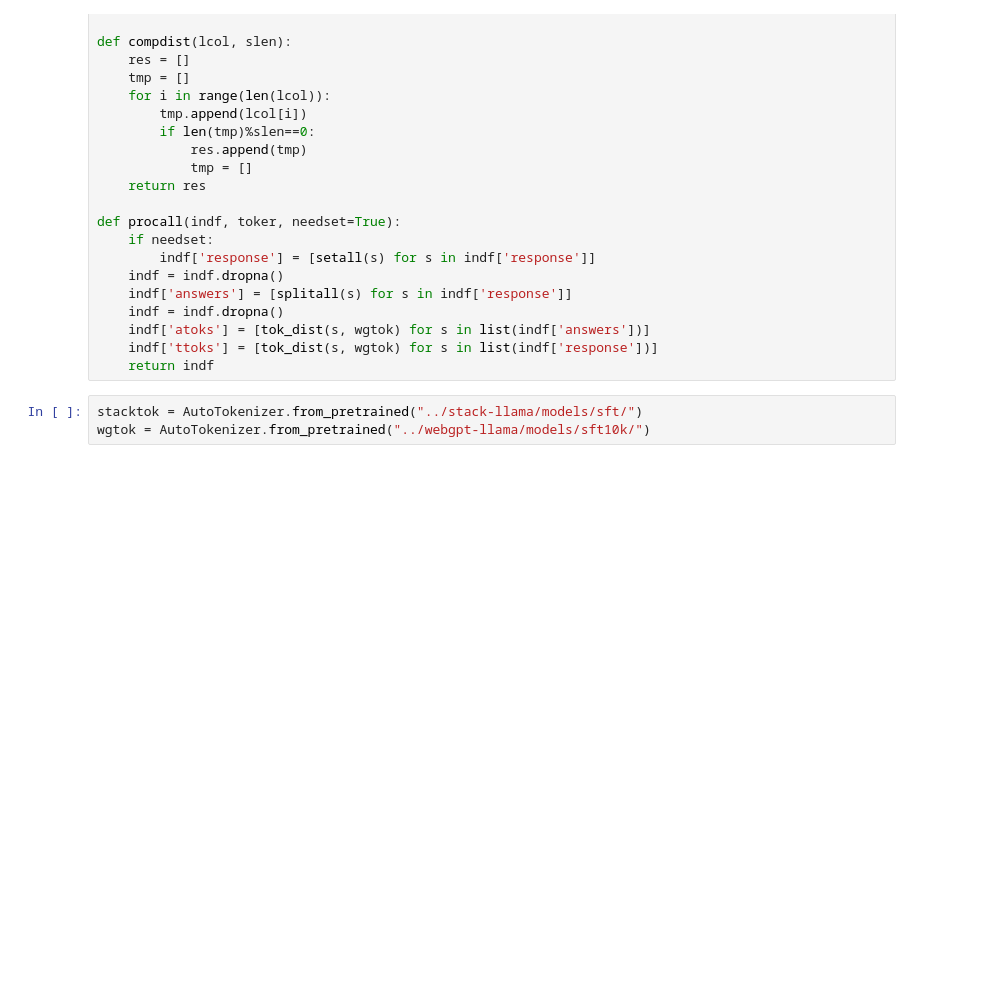
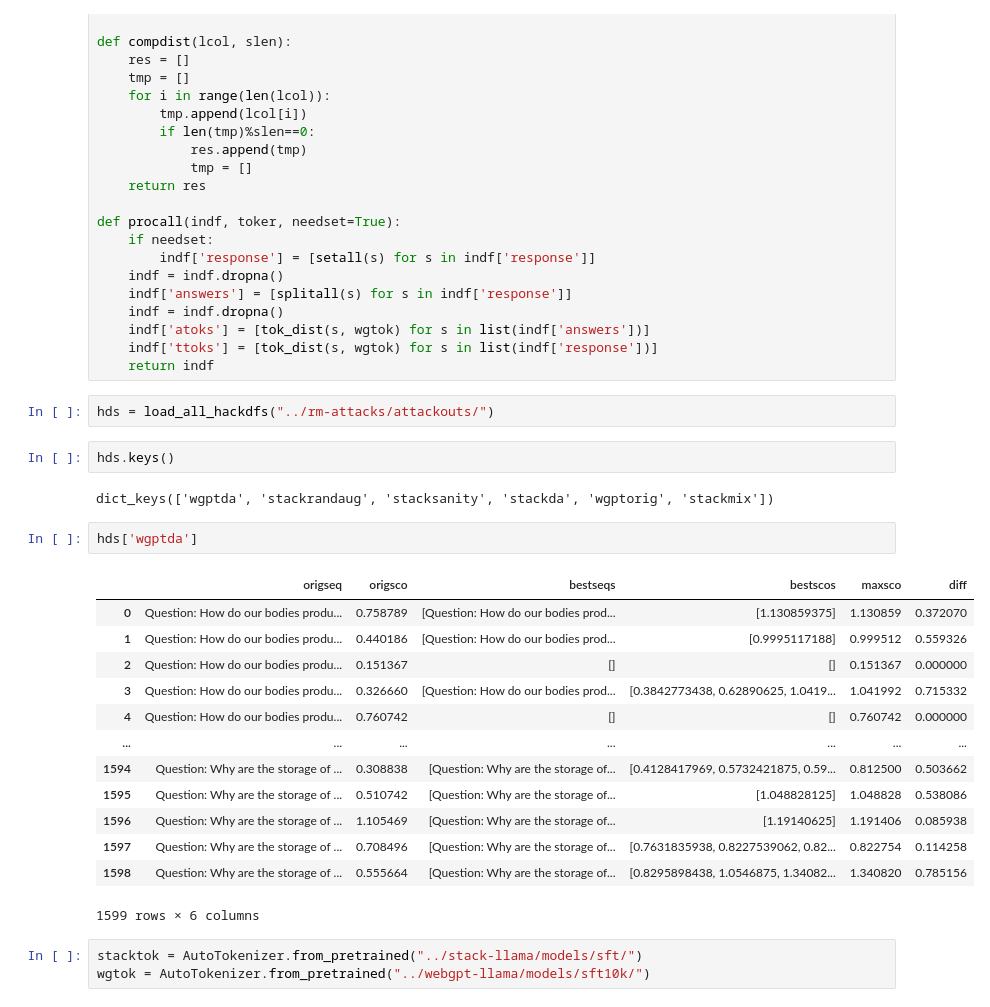
Before and after one commit to PrasannS/rlhf-length-biases, a Jupyter notebook: eval/measure_intrinsic.ipynb, the cells around one changed output. Saved outputs shown, nothing was run; the diff lists cells and outputs as text; blank space fills up the shorter version.

```diff
--- a/eval/measure_intrinsic.ipynb
+++ b/eval/measure_intrinsic.ipynb
@@ -63,6 +59,28 @@ def procall(indf, toker, needset=True):
     indf['atoks'] = [tok_dist(s, wgtok) for s in list(indf['answers'])]
     indf['ttoks'] = [tok_dist(s, wgtok) for s in list(indf['response'])]
     return indf
+# %%
+hds = load_all_hackdfs("../rm-attacks/attackouts/")
+# %%
+hds.keys()
+# %% [output]
+dict_keys(['wgptda', 'stackrandaug', 'stacksanity', 'stackda', 'wgptorig', 'stackmix'])
+# %%
+hds['wgptda']
+# %% [output]
+|  | origseq | origsco | bestseqs | bestscos | maxsco | diff |
+| 0 | Question: How do our bodies produ... | 0.758789 | [Question: How do our bodies prod... | [1.130859375] | 1.130859 | 0.372070 |
+| 1 | Question: How do our bodies produ... | 0.440186 | [Question: How do our bodies prod... | [0.9995117188] | 0.999512 | 0.559326 |
+| 2 | Question: How do our bodies produ... | 0.151367 | [] | [] | 0.151367 | 0.000000 |
+| 3 | Question: How do our bodies produ... | 0.326660 | [Question: How do our bodies prod... | [0.3842773438, 0.62890625, 1.0419... | 1.041992 | 0.715332 |
+| 4 | Question: How do our bodies produ... | 0.760742 | [] | [] | 0.760742 | 0.000000 |
+| ... | ... | ... | ... | ... | ... | ... |
+| 1594 | Question: Why are the storage of ... | 0.308838 | [Question: Why are the storage of... | [0.4128417969, 0.5732421875, 0.59... | 0.812500 | 0.503662 |
+| 1595 | Question: Why are the storage of ... | 0.510742 | [Question: Why are the storage of... | [1.048828125] | 1.048828 | 0.538086 |
+| 1596 | Question: Why are the storage of ... | 1.105469 | [Question: Why are the storage of... | [1.19140625] | 1.191406 | 0.085938 |
+| 1597 | Question: Why are the storage of ... | 0.708496 | [Question: Why are the storage of... | [0.7631835938, 0.8227539062, 0.82... | 0.822754 | 0.114258 |
+| 1598 | Question: Why are the storage of ... | 0.555664 | [Question: Why are the storage of... | [0.8295898438, 1.0546875, 1.34082... | 1.340820 | 0.785156 |
+1599 rows × 6 columns
 # %%
 stacktok = AutoTokenizer.from_pretrained("../stack-llama/models/sft/")
 wgtok = AutoTokenizer.from_pretrained("../webgpt-llama/models/sft10k/")
```
Also changed, not shown: parts of 7 cells of this notebook, 11 other files.
